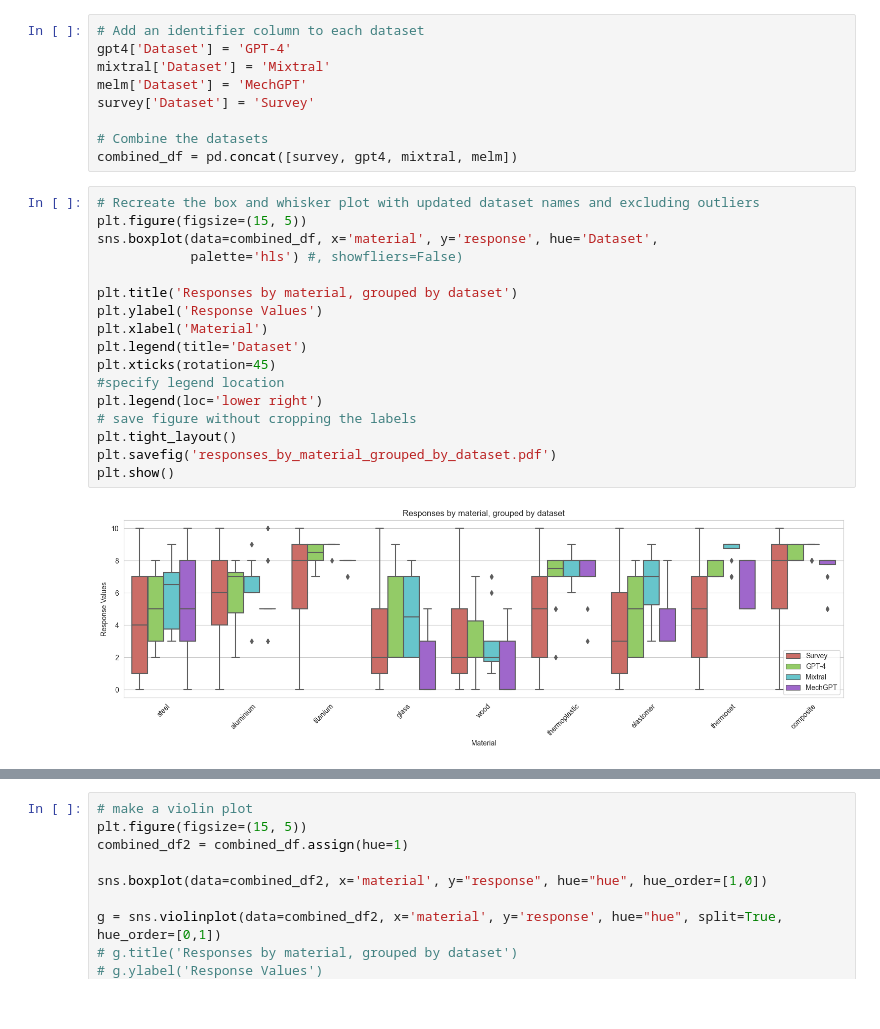
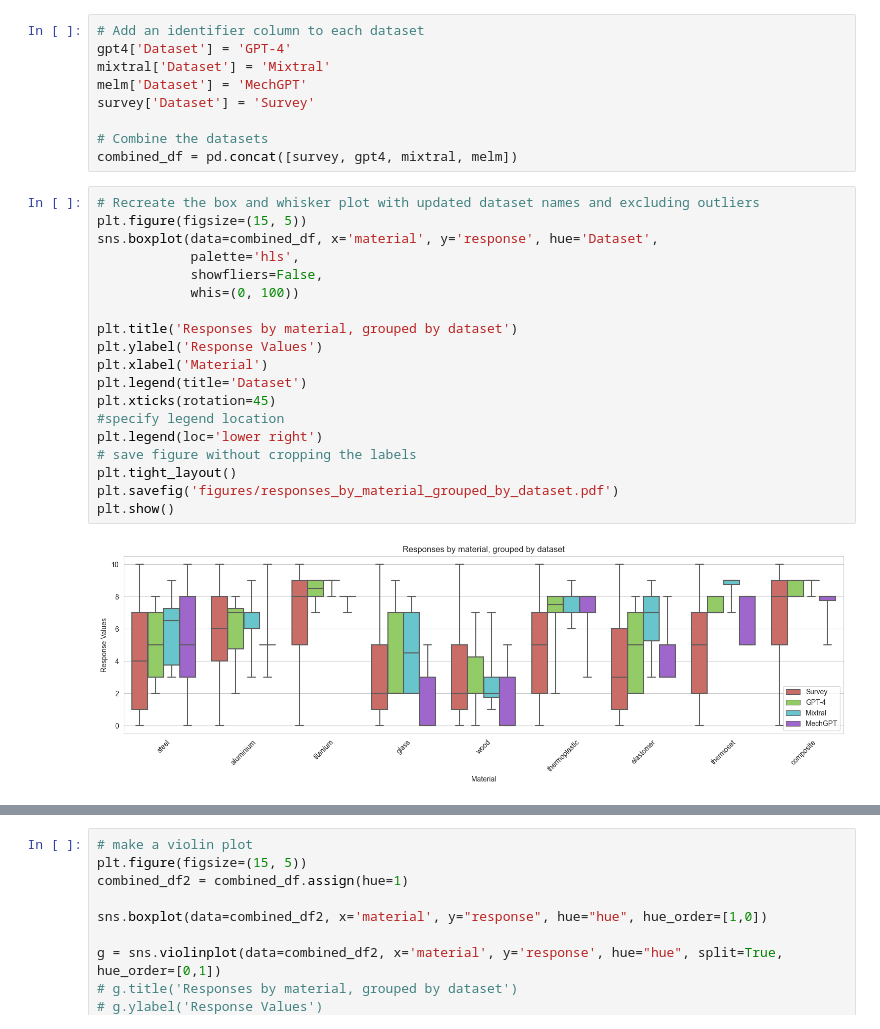
Before and after one commit to grndnl/llm_material_selection_jcise, a Jupyter notebook: evaluation/aggregate_results.ipynb, the cells around one changed output, grey strips where cells are left out. Drawn from its saved outputs; the diff is of its cells as text.

```diff
--- a/evaluation/aggregate_results.ipynb
+++ b/evaluation/aggregate_results.ipynb
@@ -19,19 +19,21 @@ combined_df = pd.concat([survey, gpt4, mixtral, melm])
 # %%
 # Recreate the box and whisker plot with updated dataset names and excluding outliers
 plt.figure(figsize=(15, 5))
 sns.boxplot(data=combined_df, x='material', y='response', hue='Dataset',
-            palette='hls') #, showfliers=False)
+            palette='hls',
+            showfliers=False,
+            whis=(0, 100))
 
 plt.title('Responses by material, grouped by dataset')
 plt.ylabel('Response Values')
 plt.xlabel('Material')
 plt.legend(title='Dataset')
 plt.xticks(rotation=45)
 #specify legend location
 plt.legend(loc='lower right')
 # save figure without cropping the labels
 plt.tight_layout()
-plt.savefig('responses_by_material_grouped_by_dataset.pdf')
+plt.savefig('figures/responses_by_material_grouped_by_dataset.pdf')
 plt.show()
 # %% [output]
-[figure, old version]
+[figure, new version]
```
Also changed, not shown: parts of 7 cells of this notebook, 12 other files.
